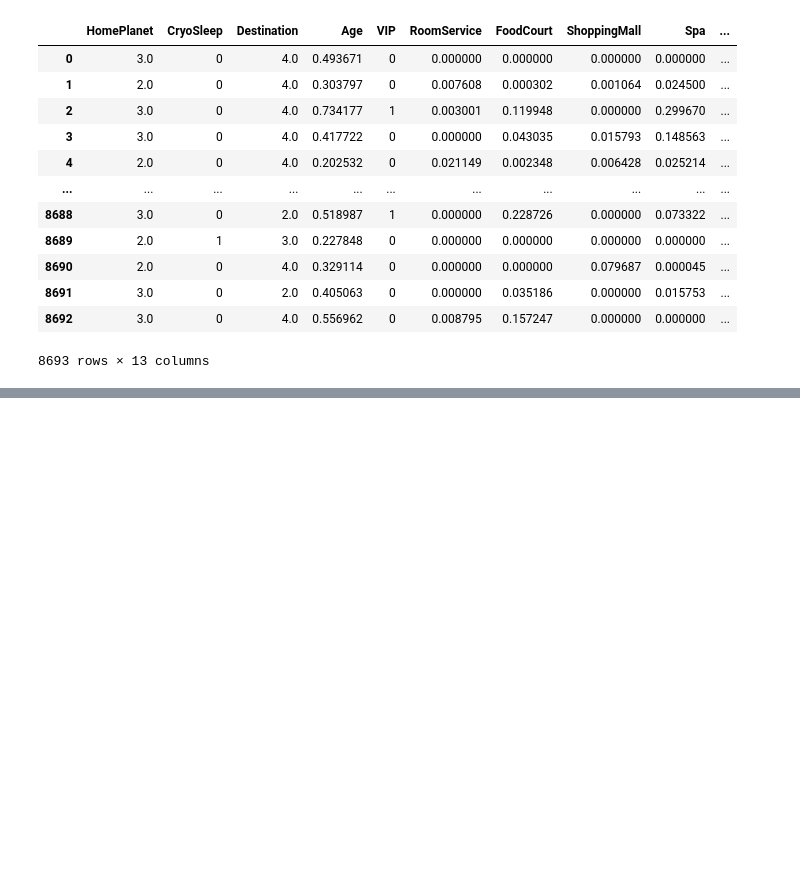
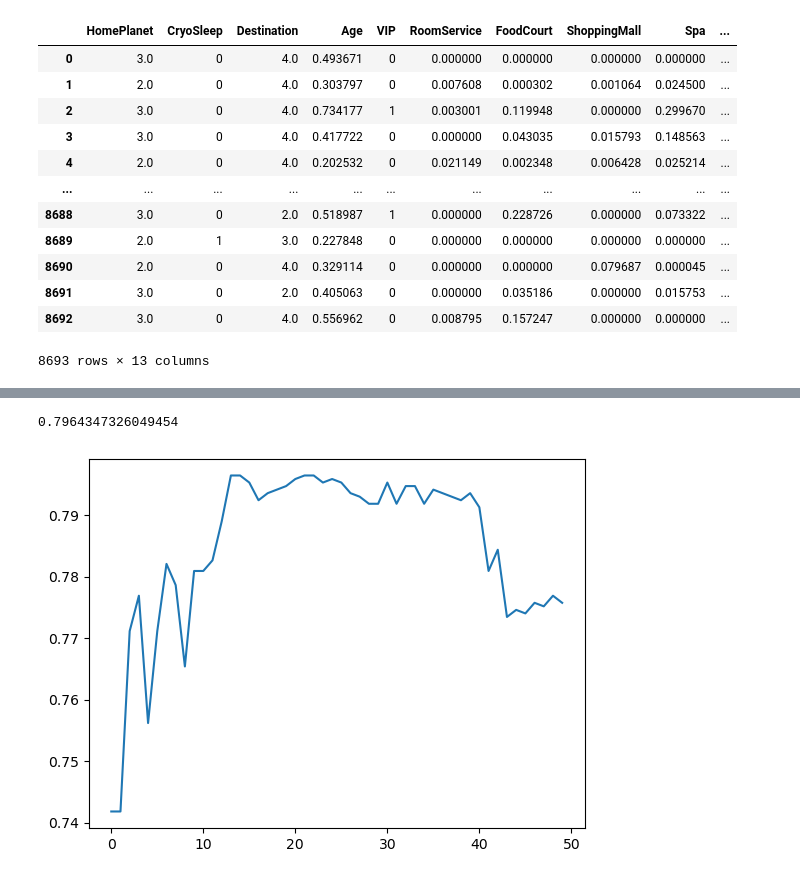
Before and after one commit to posyd0moika/SpaceShip-ML, a Jupyter notebook: Network.ipynb, the cells around one changed output, grey strips where cells are left out. Cells and saved outputs as stored; diff of their text form; code cells hidden in the pictures; blank space fills up the shorter version.

```diff
--- a/Network.ipynb
+++ b/Network.ipynb
@@ -129,2 +134,16 @@ AdaBoostClassifier does not accept missing values encoded as NaN natively. For s
+# %%
+a = []
+clfs = []
+for i in range(1, 100, 2):
+    clf = AdaBoostClassifier(n_estimators=i)
+    clf.fit(x_tr, y_tr)
+    a.append(clf.score(x_test, y_test))
+    clfs.append(clf)
+plt.plot(a)
+clf_ada = max(clfs, key=lambda x: x.score(x_test, y_test))
+clf_ada.score(x_test, y_test)
+# %% [output]
+0.7964347326049454
+[figure, added]
 # %%
 test = pd.read_csv("test.csv").fillna(0)
```
Also changed, not shown: parts of 8 cells of this notebook.
